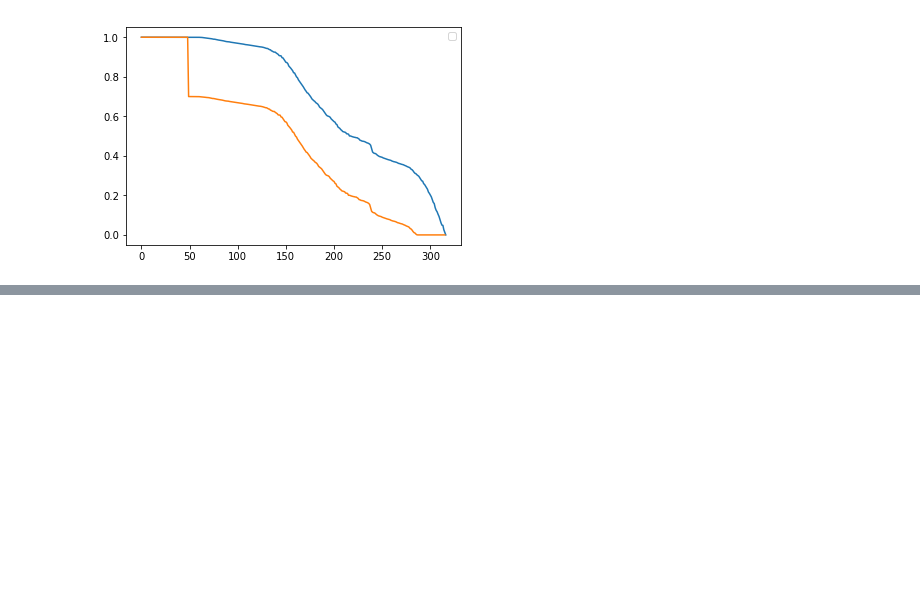
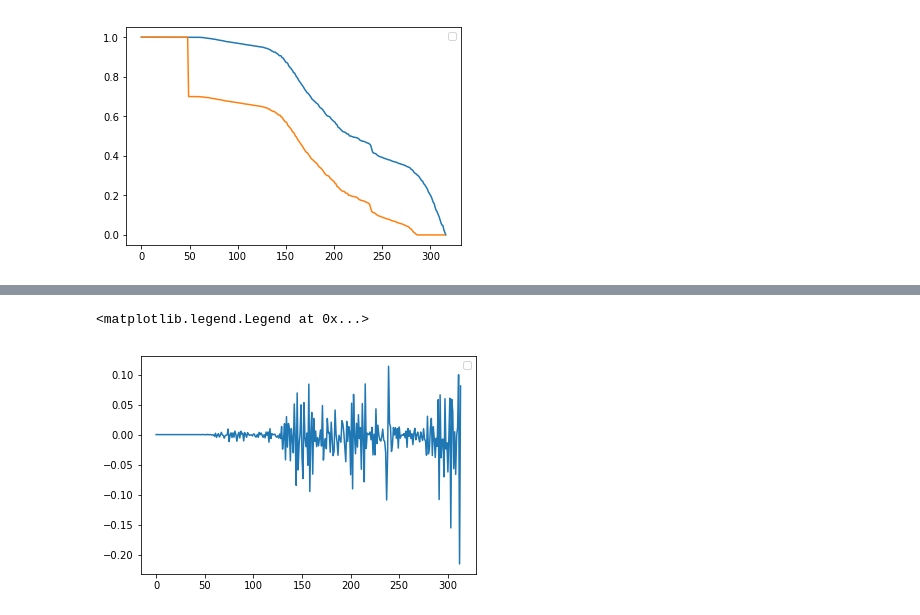
Before and after one commit to Rubalicious/vaccine-allocation, a Jupyter notebook: data.ipynb, the cells around one changed output, grey strips where cells are left out. Cells and saved outputs as stored; diff of their text form; code cells hidden in the pictures; blank space fills up the shorter version.

```diff
--- a/data.ipynb
+++ b/data.ipynb
@@ -265,0 +286,20 @@ plt.legend()
+# %%
+alpha = 0.1
+S_p = [float(I[-1]+10 - I[s])/(I[-1]+10) for s in range(T)]
+test_I = np.array([(S_p[t+1] - (1-alpha)*S_p[t]) for t in range(T-2)])
+maxI = np.max(test_I)
+test_I = np.array([test_I[s]/maxI for s in range(T-2)])
+# plt.plot(range(T-2), test_I, label='I_alpha')
+dtest_I = np.array([test_I[s+1]-test_I[s] for s in range(T-3)])
+plt.plot(range(T-3), dtest_I)
+
+
+beta = 1
+test_I = np.array([(S_p[t+1] - (1-beta)*S_p[t]) for t in range(T-2)])
+
+# plt.plot(range(T-2), test_I, label='I_beta')
+plt.legend()
+# test_I
+# %% [output]
+<matplotlib.legend.Legend at 0x...>
+[figure, added]
```
Also changed, not shown: parts of 1 cell of this notebook.
